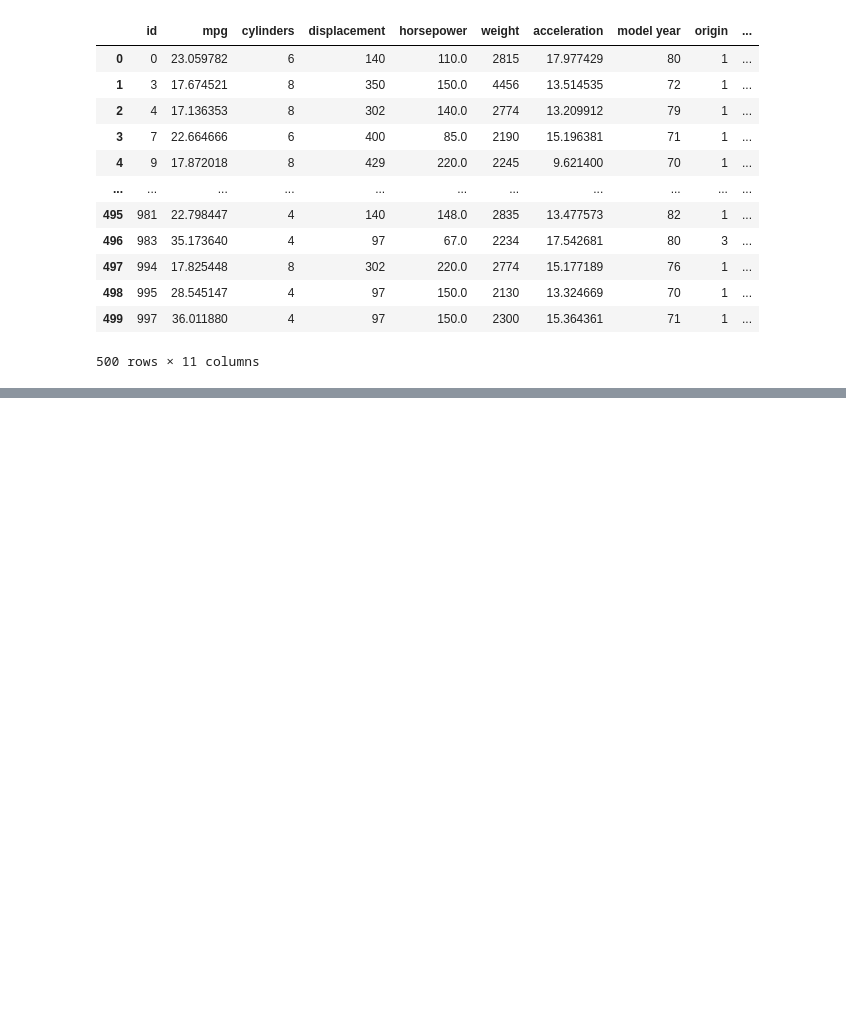
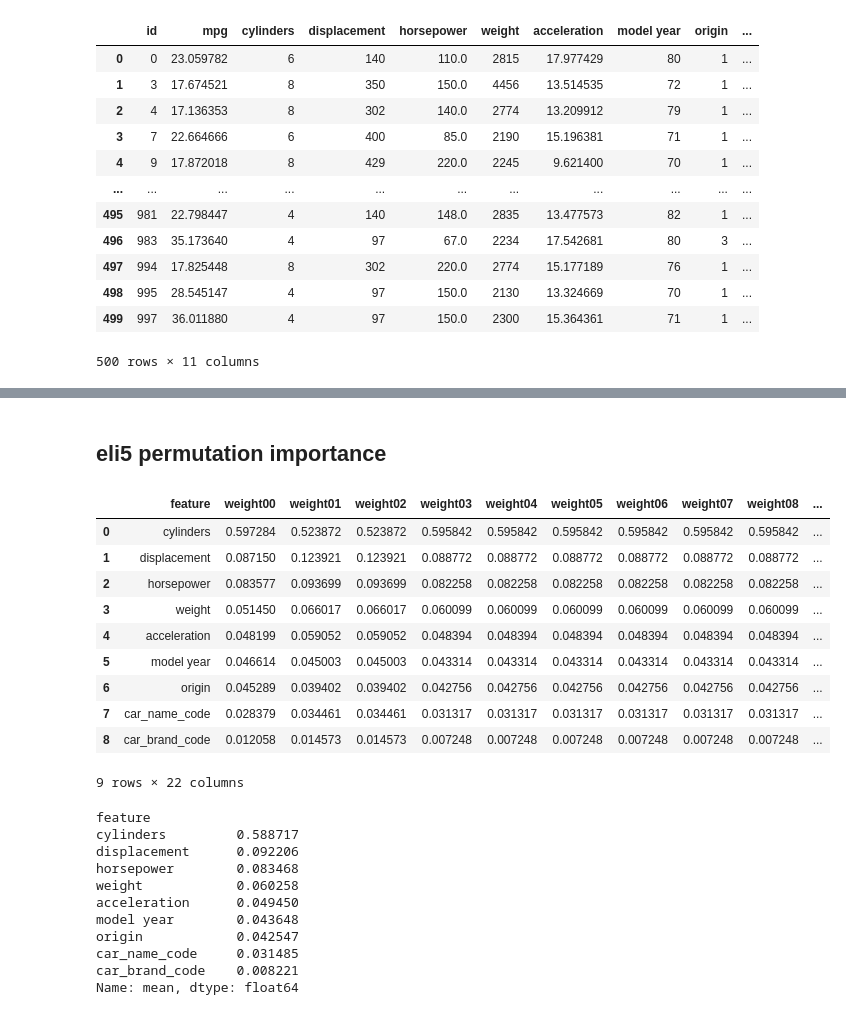
Before and after one commit to YusukeAmg/SIGNATE_4th_BeginnerOnlyCompetition, a Jupyter notebook: notebook/LightGBM.ipynb, the cells around one changed output, grey strips where cells are left out. Saved outputs shown, nothing was run; the diff lists cells and outputs as text; code cells hidden in the pictures; blank space fills up the shorter version.

Commit message:
tweak code
change hyperopt's score function
and check feature importance using eli5

```diff
--- a/notebook/LightGBM.ipynb
+++ b/notebook/LightGBM.ipynb
@@ -364,20 +308,40 @@ for i in range(len(best)):
 # %%
 dt = datetime.datetime.now().strftime('%Y-%m-%d-%H-%M-%S')
 submission = pd.DataFrame({'id':sample_sub.id})
+importance_list = []
 
-for i in range(len(best)):
+for i, model_i in enumerate(best):
     submission = pd.concat(
         [submission, pd.Series(
-            best[i][0].predict(test.drop('mpg', axis=1)),
+            model_i[0].predict(test.drop(['id', 'mpg'], axis=1)),
             name='model_'+str(i)+'_pred'
         )],
         axis=1
     )
 
     pickle.dump(
-        best[i][0],
-        open(
-            '../models/model_' + dt + '_lightgbm_' + str(i).zfill(2) + '.pickle',
-            'wb'
-        )
+        model_i[0],
+        open('../models/model_' + dt + '_lightgbm_num' + str(i).zfill(2) + '.pickle','wb')
     )
+
+    pickle.dump(
+        model_i[0].get_params,
+        open('../logs/params_' + dt + '_num' + str(i).zfill(2) + '.pickle', 'wb')
+    )
+
+    pickle.dump(
+        model_i[1],
+        open('../logs/train_score_' + dt + '_num' + str(i).zfill(2) + '.pickle', 'wb')
+    )
+    importance_list.append(model_i[0].feature_importances_.tolist())
+
+submission['mean'] = submission.iloc[:, 1:].mean(axis='columns')
+
+# save predictions for an ensemble
+pickle.dump(
+    submission,
+    open('../logs/test_preds' + dt + '.pickle', 'wb')
+)
+
+# create submission file
+submission[['id', 'mean']].to_csv('../data/output/sub_' + dt + '_lightgbm.csv', header=False, index=False)
@@ -394,0 +366,35 @@ submission[['id', 'mean']].to_csv('../data/output/sub_' + dt + '_lightgbm.csv',
+# %% [markdown]
+## eli5 permutation importance
+# %%
+perm_df = pd.DataFrame(train_X.columns.values, columns=['feature'])
+for i, model_i in enumerate(best):
+    cols = 'weight' + str(i).zfill(2)
+    tmp = eli5.explain_weights_df(model_i[0]).rename(columns={'weight':cols})
+    perm_df = pd.concat([perm_df, tmp[cols]], axis=1)
+
+perm_df['mean'] = perm_df.mean(axis=1)
+display(perm_df)
+display(perm_df.set_index('feature')['mean'])
+# %% [output]
+|  | feature | weight00 | weight01 | weight02 | weight03 | weight04 | weight05 | weight06 | weight07 | weight08 | ... |
+| 0 | cylinders | 0.597284 | 0.523872 | 0.523872 | 0.595842 | 0.595842 | 0.595842 | 0.595842 | 0.595842 | 0.595842 | ... |
+| 1 | displacement | 0.087150 | 0.123921 | 0.123921 | 0.088772 | 0.088772 | 0.088772 | 0.088772 | 0.088772 | 0.088772 | ... |
+| 2 | horsepower | 0.083577 | 0.093699 | 0.093699 | 0.082258 | 0.082258 | 0.082258 | 0.082258 | 0.082258 | 0.082258 | ... |
+| 3 | weight | 0.051450 | 0.066017 | 0.066017 | 0.060099 | 0.060099 | 0.060099 | 0.060099 | 0.060099 | 0.060099 | ... |
+| 4 | acceleration | 0.048199 | 0.059052 | 0.059052 | 0.048394 | 0.048394 | 0.048394 | 0.048394 | 0.048394 | 0.048394 | ... |
+| 5 | model year | 0.046614 | 0.045003 | 0.045003 | 0.043314 | 0.043314 | 0.043314 | 0.043314 | 0.043314 | 0.043314 | ... |
+| 6 | origin | 0.045289 | 0.039402 | 0.039402 | 0.042756 | 0.042756 | 0.042756 | 0.042756 | 0.042756 | 0.042756 | ... |
+| 7 | car_name_code | 0.028379 | 0.034461 | 0.034461 | 0.031317 | 0.031317 | 0.031317 | 0.031317 | 0.031317 | 0.031317 | ... |
+| 8 | car_brand_code | 0.012058 | 0.014573 | 0.014573 | 0.007248 | 0.007248 | 0.007248 | 0.007248 | 0.007248 | 0.007248 | ... |
+9 rows × 22 columns
+feature
+cylinders         0.588717
+displacement      0.092206
+horsepower        0.083468
+weight            0.060258
+acceleration      0.049450
+model year        0.043648
+origin            0.042547
+car_name_code     0.031485
+car_brand_code    0.008221
+Name: mean, dtype: float64
```
Also changed, not shown: parts of 10 cells of this notebook.
